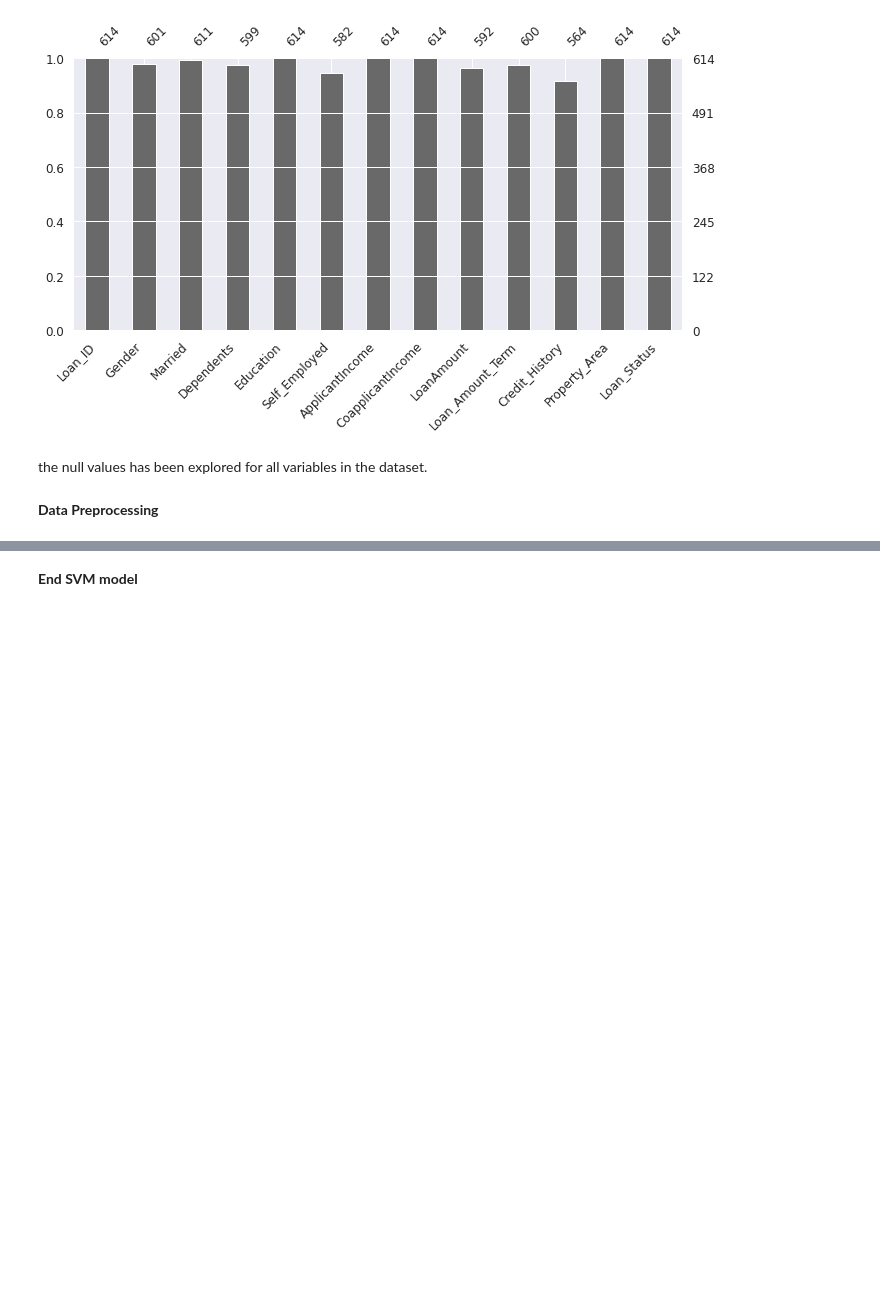
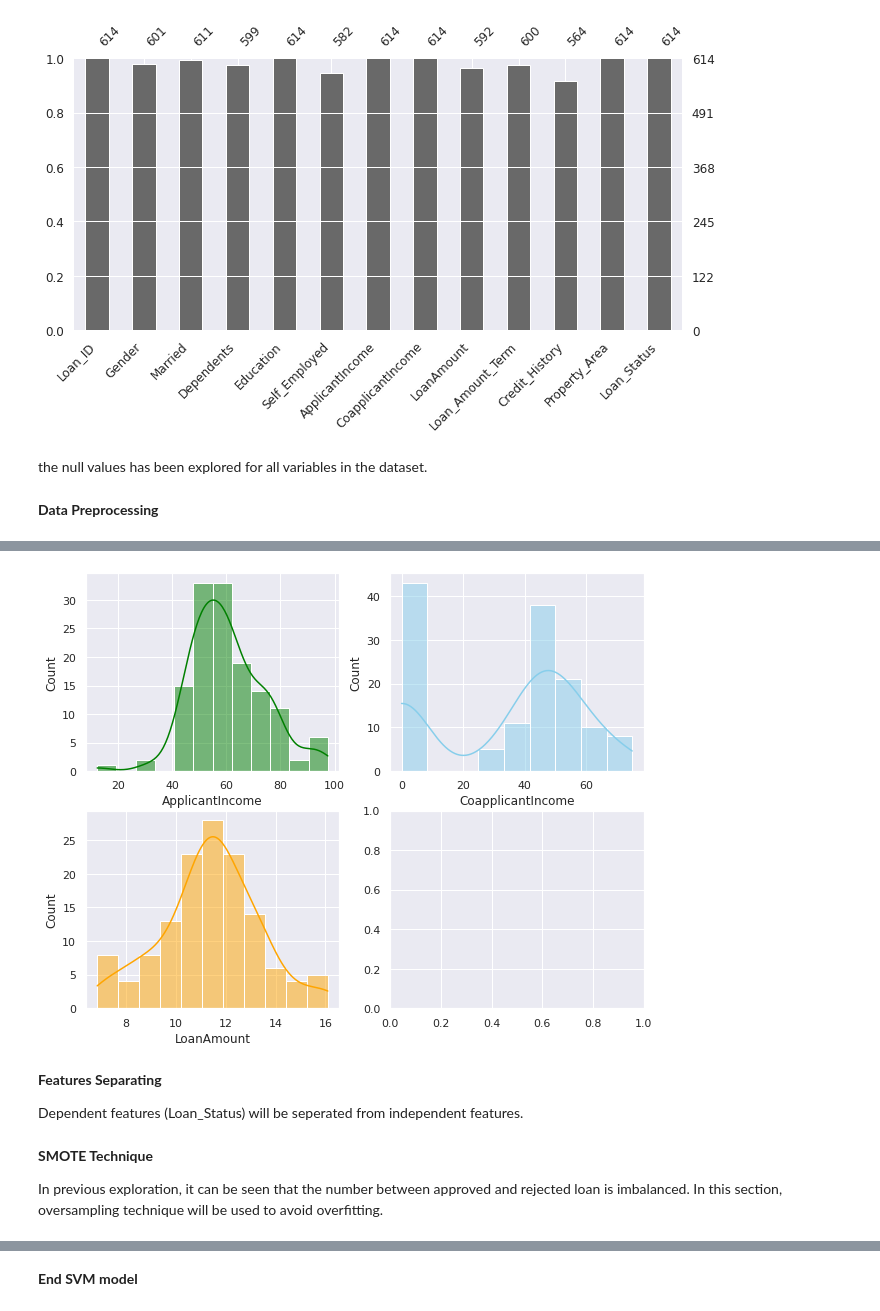
Before and after one commit to dyounes/Loan_Status_Prediction_ML_V1, a Jupyter notebook: Loan_Status_Prediction.ipynb, the cells around one changed output, grey strips where cells are left out. Cells and saved outputs as stored; diff of their text form; code cells hidden in the pictures; blank space fills up the shorter version.

```diff
--- a/Loan_Status_Prediction.ipynb
+++ b/Loan_Status_Prediction.ipynb
@@ -776,0 +580,16 @@ Loan is approved
+# %%
+# will transform categorical variables into a form that could be
+# provided by ML algorithms to do a better prediction.
+
+loan_dataset = pd.get_dummies(loan_dataset)
+
+# drop columns
+loan_dataset =loan_dataset.drop(['Gender_Female', 'Married_No',
+                                 'Education_Not Graduate',
+                           'Self_Employed_No', 'Loan_Status_N'], axis = 1)
+
+# Rename Columns name
+new_name = {'Gender_Male': 'Gender', 'Marreid_Yes': 'Married',
+            'Education_Graduate': 'Education',
+            'Self_Employed_Yes': 'Self_Employed', 'Loan_Status_Y': 'Loan_Status'}
+loan_dataset.rename(columns=new_name, inplace=True)
@@ -776,0 +647,20 @@ Loan is approved
+# %%
+# loan_copy = loan_dataset.copy()
+loan_dataset.ApplicantIncome = np.sqrt(loan_dataset.ApplicantIncome)
+loan_dataset.CoapplicantIncome = np.sqrt(loan_dataset.CoapplicantIncome)
+loan_dataset.LoanAmount = np.sqrt(loan_dataset.LoanAmount)
+# %%
+sns.set(style="darkgrid")
+fig, axs = plt.subplots(2, 2, figsize=(10, 8))
+
+sns.histplot(data=loan_dataset, x="ApplicantIncome", kde=True, ax=axs[0, 0], color='green')
+sns.histplot(data=loan_dataset, x="CoapplicantIncome", kde=True, ax=axs[0, 1], color='skyblue')
+sns.histplot(data=loan_dataset, x="LoanAmount", kde=True, ax=axs[1, 0], color='orange')
+
+plt.show()
+# %% [output]
+[figure, added]
+# %% [markdown]
+**Features Separating**
+
+Dependent features (Loan_Status) will be seperated from independent features.
@@ -776,0 +670,4 @@ Loan is approved
+# %% [markdown]
+**SMOTE Technique**
+
+In previous exploration, it can be seen that the number between approved and rejected loan is imbalanced. In this section, oversampling technique will be used to avoid overfitting.
```
Also changed, not shown: parts of 74 cells of this notebook.
